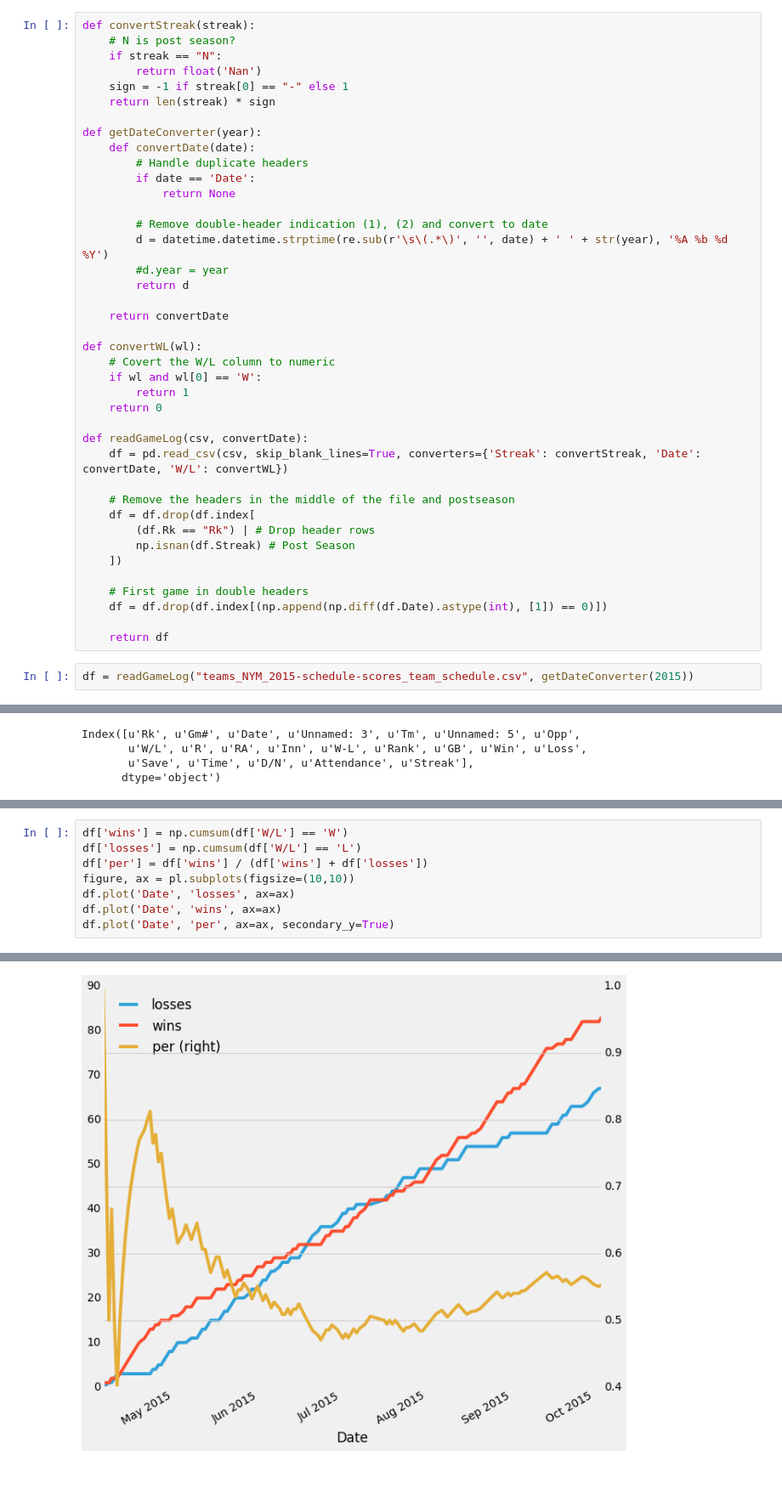
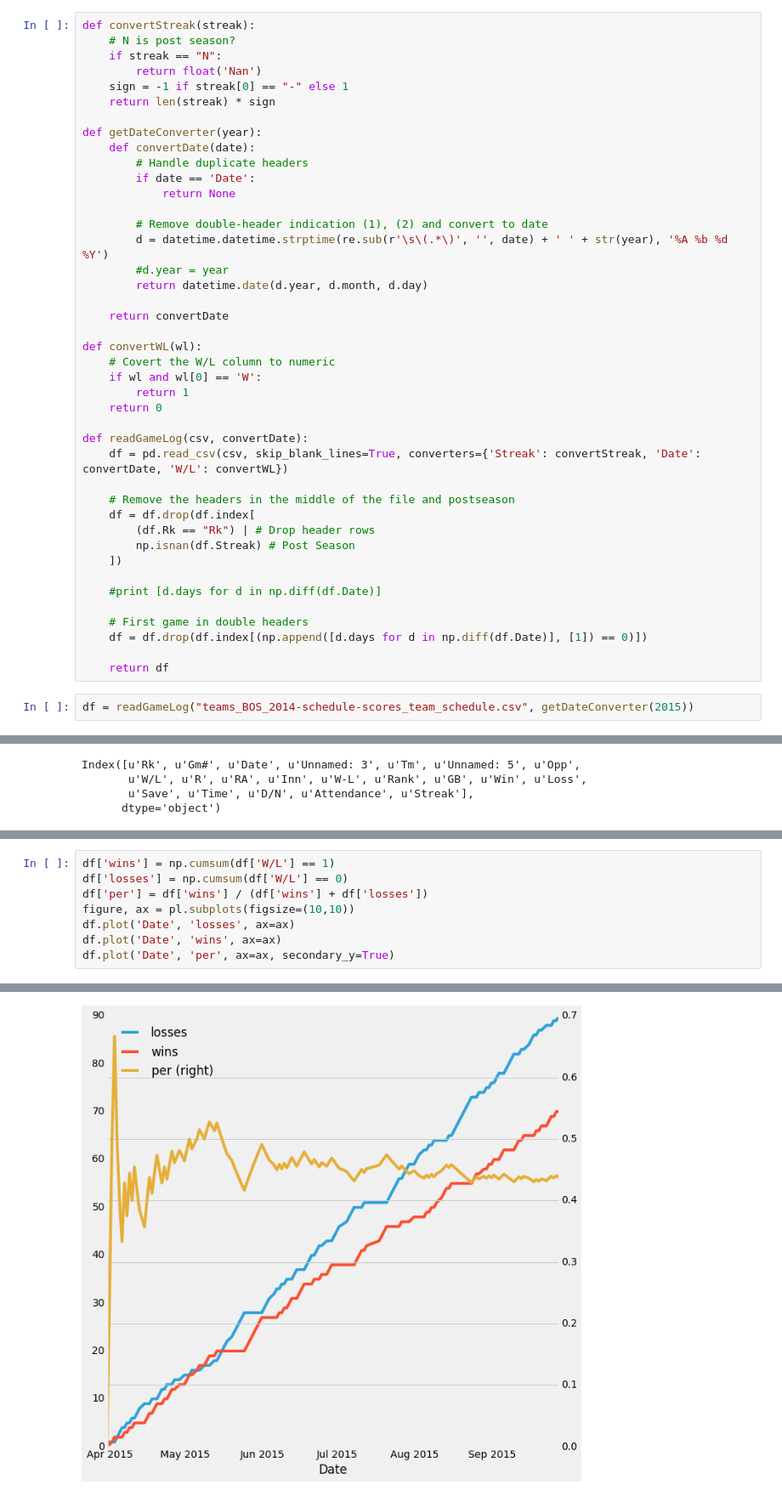
Before and after one commit to docmarionum1/ads_foundations, a Jupyter notebook: Test.ipynb, the cells around one changed output, grey strips where cells are left out. Shown at 85% size. Saved outputs shown, nothing was run; the diff lists cells and outputs as text.

```diff
--- a/Test.ipynb
+++ b/Test.ipynb
@@ -27,7 +27,7 @@ def getDateConverter(year):
         # Remove double-header indication (1), (2) and convert to date
         d = datetime.datetime.strptime(re.sub(r'\s\(.*\)', '', date) + ' ' + str(year), '%A %b %d %Y')
         #d.year = year
-        return d
+        return datetime.date(d.year, d.month, d.day)
 
     return convertDate
 
@@ -46,12 +46,14 @@ def readGameLog(csv, convertDate):
         np.isnan(df.Streak) # Post Season
     ])
 
+    #print [d.days for d in np.diff(df.Date)]
+
     # First game in double headers
-    df = df.drop(df.index[(np.append(np.diff(df.Date).astype(int), [1]) == 0)])
+    df = df.drop(df.index[(np.append([d.days for d in np.diff(df.Date)], [1]) == 0)])
 
     return df
 # %%
-df = readGameLog("teams_NYM_2015-schedule-scores_team_schedule.csv", getDateConverter(2015))
+df = readGameLog("teams_BOS_2014-schedule-scores_team_schedule.csv", getDateConverter(2015))
 # %%
 df.columns
 # %% [output]
@@ -67,14 +69,14 @@ df.plot('Date', 'Streak')
 # %%
-df['wins'] = np.cumsum(df['W/L'] == 'W')
-df['losses'] = np.cumsum(df['W/L'] == 'L')
+df['wins'] = np.cumsum(df['W/L'] == 1)
+df['losses'] = np.cumsum(df['W/L'] == 0)
 df['per'] = df['wins'] / (df['wins'] + df['losses'])
 figure, ax = pl.subplots(figsize=(10,10))
 df.plot('Date', 'losses', ax=ax)
 df.plot('Date', 'wins', ax=ax)
 df.plot('Date', 'per', ax=ax, secondary_y=True)
 # %% [output]
 <matplotlib.axes._subplots.AxesSubplot at 0x...>
-[figure, old version]
+[figure, new version]
 # %%
 df['r'] = df.R.astype(int)
 figure, ax = pl.subplots(figsize=(10,10))
```
Also changed, not shown: parts of 14 cells of this notebook, 4 other files.
